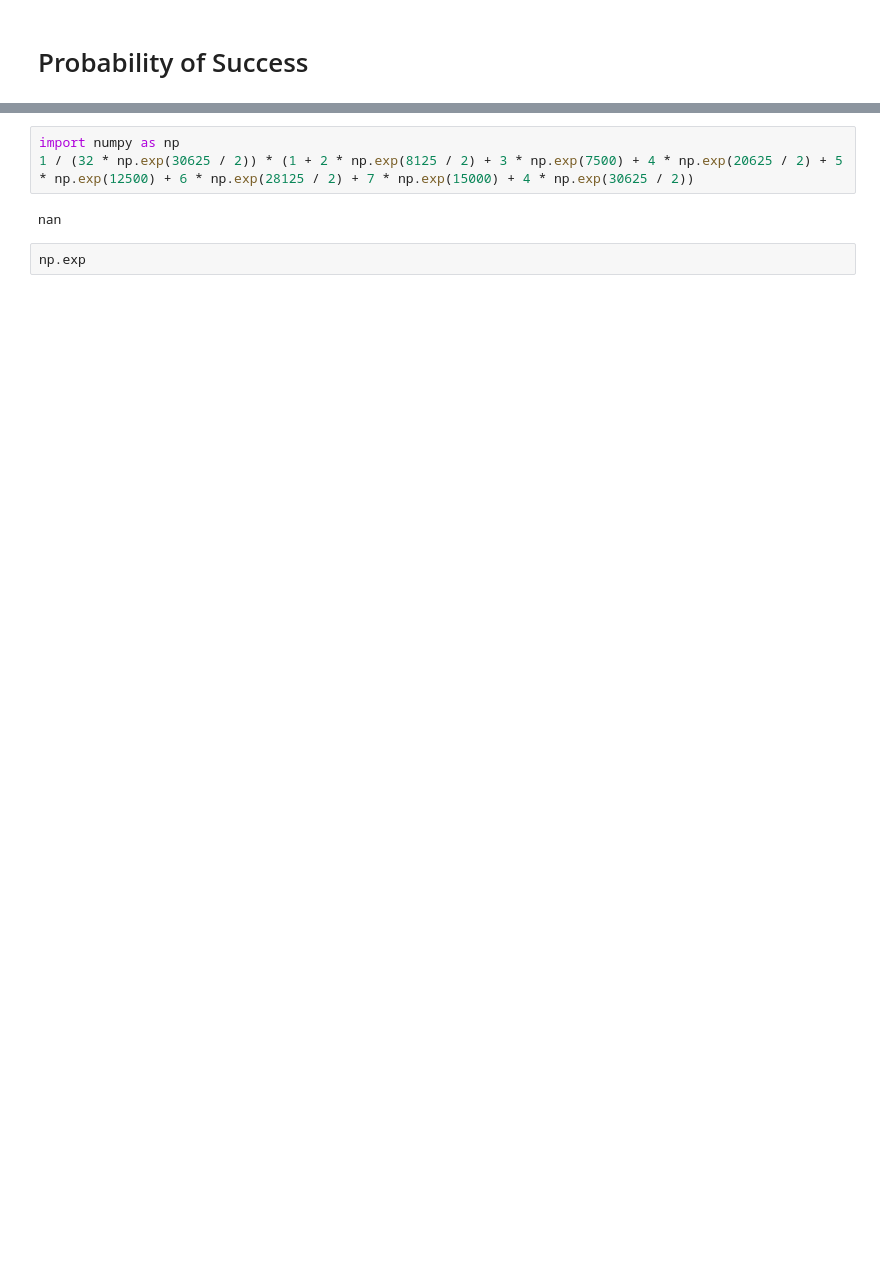
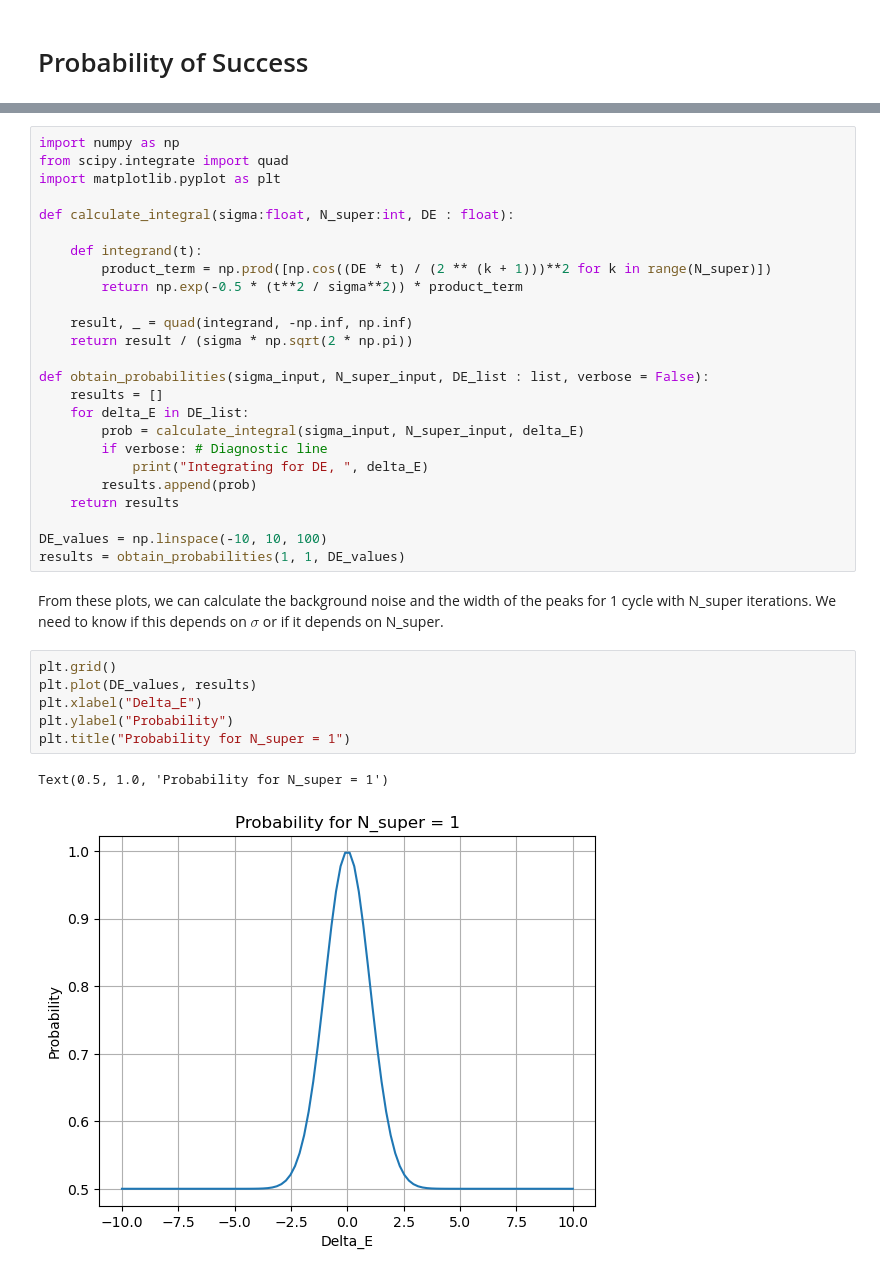
Before and after one commit to OnatAyldz/rodeo_algorithm_frib, a Jupyter notebook: noisecalculator.ipynb, the cells around one changed output, grey strips where cells are left out. Cells and saved outputs as stored; diff of their text form; blank space fills up the shorter version.

Commit message:
Modified Noise Calculator

```diff
--- a/noisecalculator.ipynb
+++ b/noisecalculator.ipynb
@@ -9,7 +13,36 @@ Although we cannot directly calculate the width
-# %%
-import numpy as np
-1 / (32 * np.exp(30625 / 2)) * (1 + 2 * np.exp(8125 / 2) + 3 * np.exp(7500) + 4 * np.exp(20625 / 2) + 5 * np.exp(12500) + 6 * np.exp(28125 / 2) + 7 * np.exp(15000) + 4 * np.exp(30625 / 2))
-# %% [output]
-nan
-# %%
-np.exp
+# %%
+import numpy as np
+from scipy.integrate import quad
+import matplotlib.pyplot as plt
+
+def calculate_integral(sigma:float, N_super:int, DE : float):
+
+    def integrand(t):
+        product_term = np.prod([np.cos((DE * t) / (2 ** (k + 1)))**2 for k in range(N_super)])
+        return np.exp(-0.5 * (t**2 / sigma**2)) * product_term
+
+    result, _ = quad(integrand, -np.inf, np.inf)
+    return result / (sigma * np.sqrt(2 * np.pi))
+
+def obtain_probabilities(sigma_input, N_super_input, DE_list : list, verbose = False):
+    results = []
+    for delta_E in DE_list:
+        prob = calculate_integral(sigma_input, N_super_input, delta_E)
+        if verbose: # Diagnostic line
+            print("Integrating for DE, ", delta_E)
+        results.append(prob)
+    return results
+
+DE_values = np.linspace(-10, 10, 100)
+results = obtain_probabilities(1, 1, DE_values)
+# %% [markdown]
+From these plots, we can calculate the background noise and the width of the peaks for 1 cycle with N_super iterations. We need to know if this depends on $\sigma$ or if it depends on N_super.
+# %%
+plt.grid()
+plt.plot(DE_values, results)
+plt.xlabel("Delta_E")
+plt.ylabel("Probability")
+plt.title("Probability for N_super = 1")
+# %% [output]
+Text(0.5, 1.0, 'Probability for N_super = 1')
+[figure, added]
```
Also changed, not shown: parts of 12 cells of this notebook.
